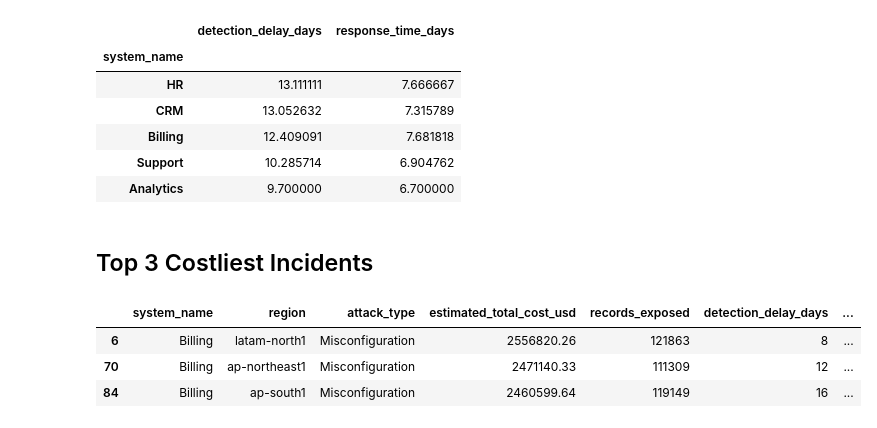
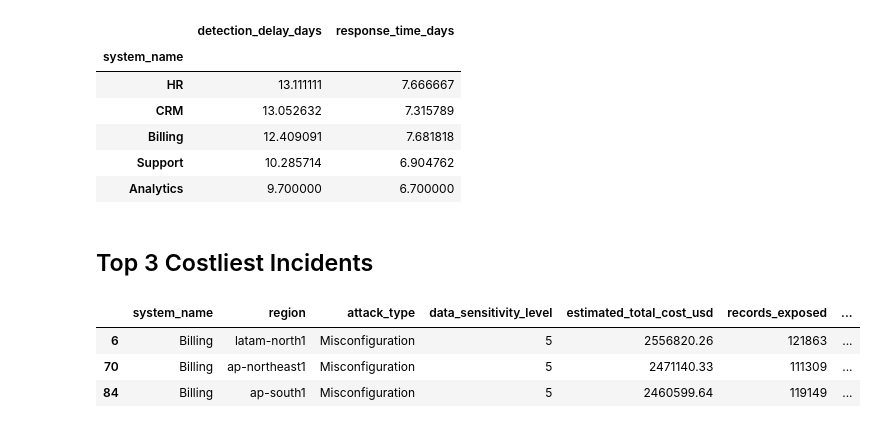
Before and after one commit to ssinlao/mini-data-analysts, a Jupyter notebook: mini-itc-code.ipynb, the cells around one changed output. Cells and saved outputs as stored; diff of their text form; code cells hidden in the pictures.

Commit message:
fix: costliest incident data sensitivity

```diff
--- a/mini-itc-code.ipynb
+++ b/mini-itc-code.ipynb
@@ -183,11 +183,11 @@ avg_times
 # %% [markdown]
 ## Top 3 Costliest Incidents
 # %%
-cols_show = [c for c in ["system_name","region","attack_type","data_sensitivity","estimated_total_cost_usd","records_exposed","detection_delay_days","response_time_days"] if c in df.columns]
+cols_show = [c for c in ["system_name","region","attack_type","data_sensitivity_level","estimated_total_cost_usd","records_exposed","detection_delay_days","response_time_days"] if c in df.columns]
 top3 = df.sort_values("estimated_total_cost_usd", ascending=False).head(3)[cols_show]
 top3
 # %% [output]
-|  | system_name | region | attack_type | estimated_total_cost_usd | records_exposed | detection_delay_days | ... |
-| 6 | Billing | latam-north1 | Misconfiguration | 2556820.26 | 121863 | 8 | ... |
-| 70 | Billing | ap-northeast1 | Misconfiguration | 2471140.33 | 111309 | 12 | ... |
-| 84 | Billing | ap-south1 | Misconfiguration | 2460599.64 | 119149 | 16 | ... |
+|  | system_name | region | attack_type | data_sensitivity_level | estimated_total_cost_usd | records_exposed | ... |
+| 6 | Billing | latam-north1 | Misconfiguration | 5 | 2556820.26 | 121863 | ... |
+| 70 | Billing | ap-northeast1 | Misconfiguration | 5 | 2471140.33 | 111309 | ... |
+| 84 | Billing | ap-south1 | Misconfiguration | 5 | 2460599.64 | 119149 | ... |
```
